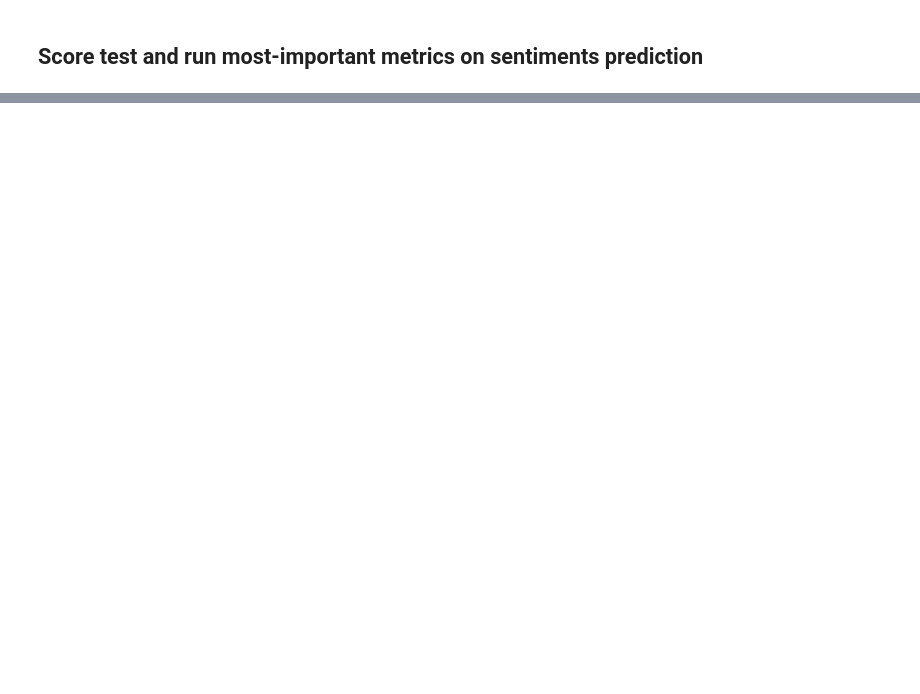
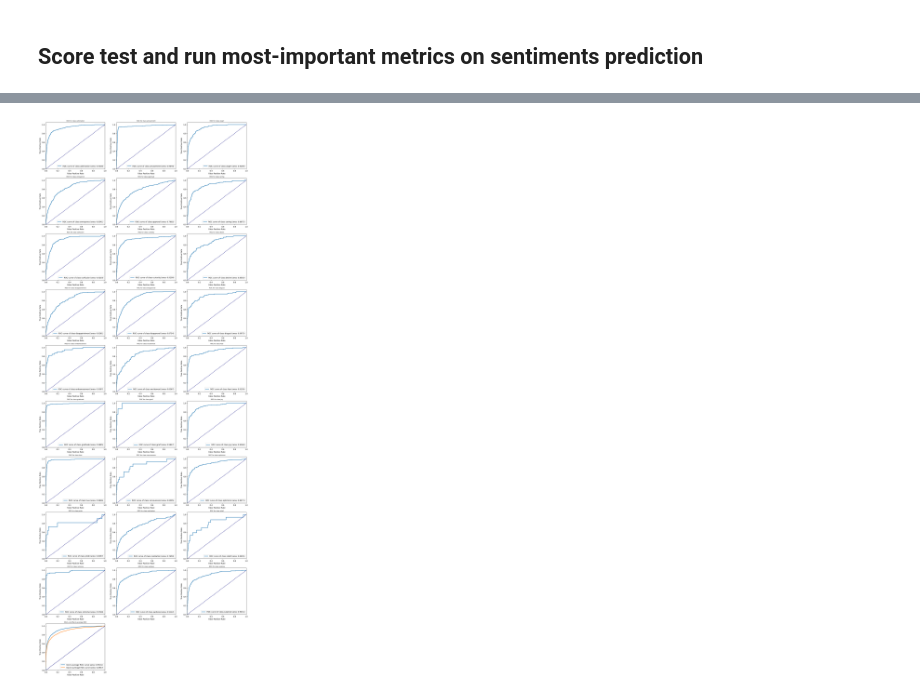
Before and after one commit to Shoomaher/sentiment-analysis, a Jupyter notebook: bert_model_v0.7.2.ipynb, the cells around one changed output, grey strips where cells are left out. Drawn from its saved outputs; the diff is of its cells as text; code cells hidden in the pictures; blank space fills up the shorter version.

```diff
--- a/bert_model_v0.7.2.ipynb
+++ b/bert_model_v0.7.2.ipynb
@@ -215,2 +211,6 @@ utils.plot_conf_mtrx_per_class(model, test_ds, classes)
+# %%
+utils.plot_roc_curves(test_ds, model, classes)
+# %% [output]
+[figure, added]
 # %%
 model.save_weights('./models/bert_0_7_2_no_neutral')
```
Also changed, not shown: parts of 10 cells of this notebook.
